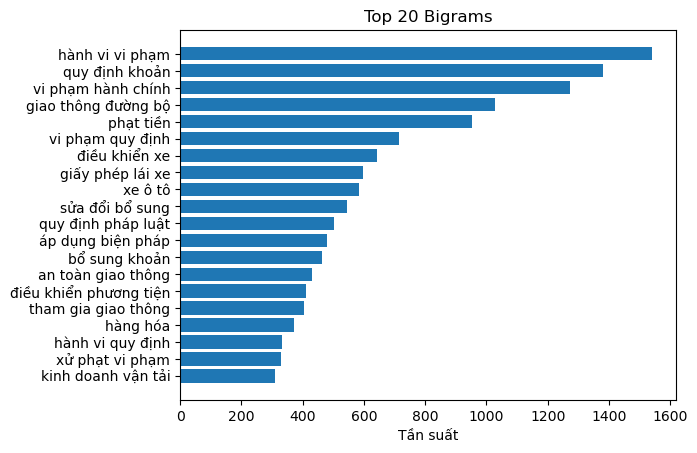
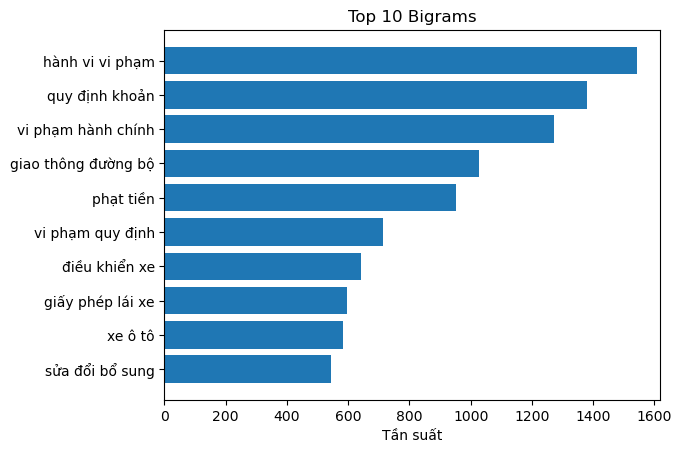
The change to this notebook cell's code, shown as a diff; its figure went from the first image to the second:
--- before
+++ after
@@ -1,8 +1,8 @@
-bi = Counter(bigrams).most_common(20)
+bi = Counter(bigrams).most_common(10)
 words = [" ".join(x[0]) for x in bi]
 counts = [x[1] for x in bi]
 plt.barh(words, counts)
 plt.xlabel("Tần suất")
-plt.title("Top 20 Bigrams")
+plt.title("Top 10 Bigrams")
 plt.gca().invert_yaxis()
 plt.show()

Commit: fix eda pos